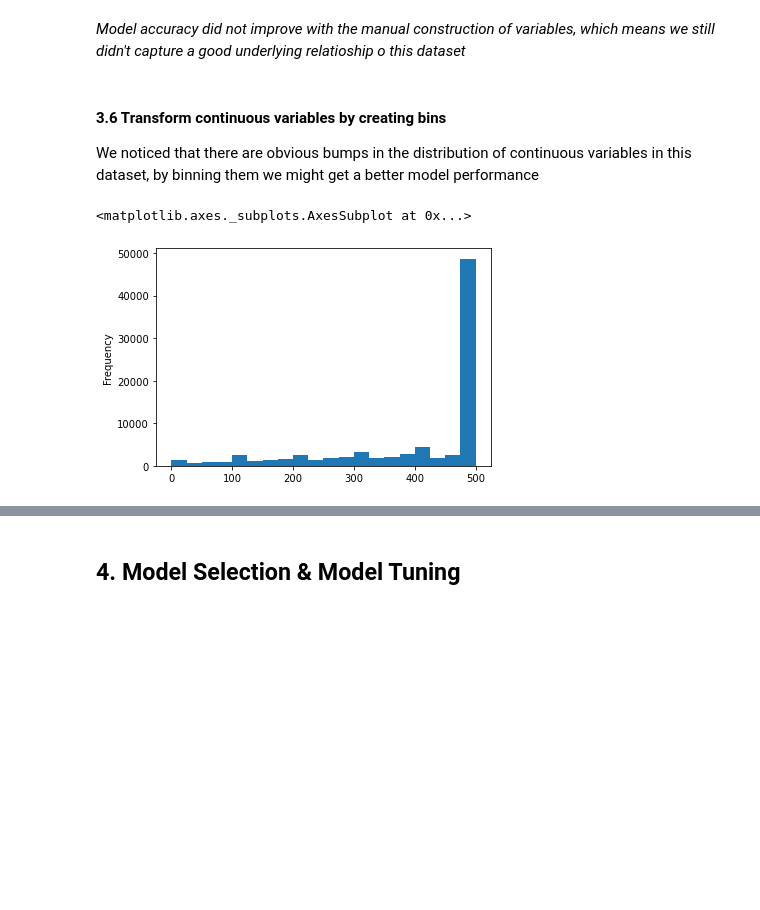
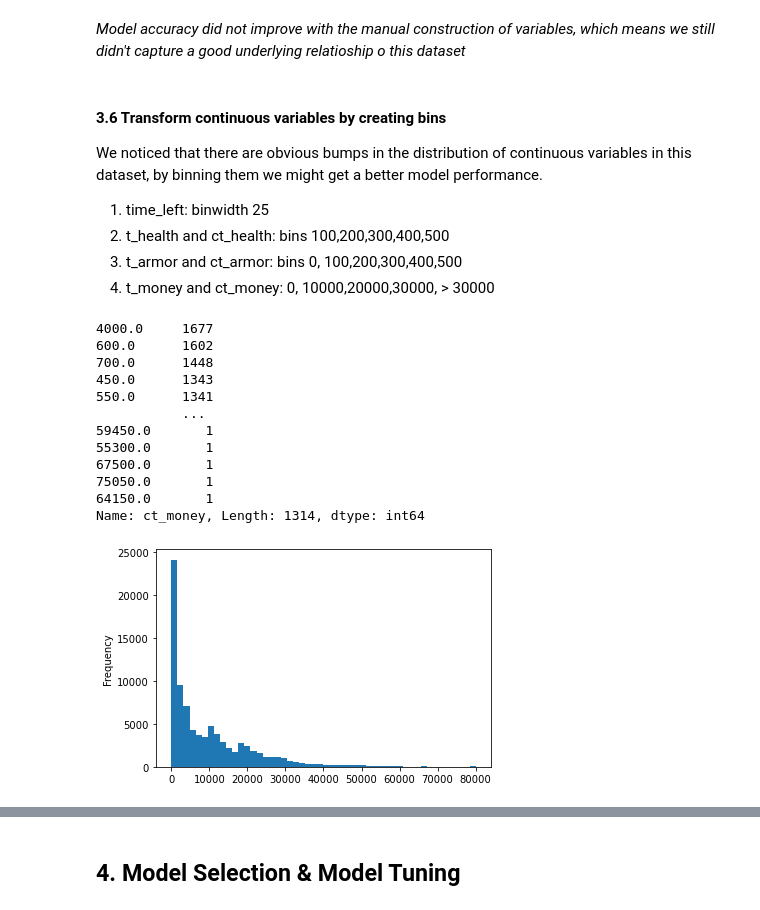
Before and after one commit to Saralytics/CS_GO_winner_prediction, a Jupyter notebook: FightTerrorism.ipynb, the cells around one changed output, grey strips where cells are left out. Cells and saved outputs as stored; diff of their text form; code cells hidden in the pictures; blank space fills up the shorter version.

```diff
--- a/FightTerrorism.ipynb
+++ b/FightTerrorism.ipynb
@@ -611,11 +611,27 @@ rf_predictor(df = data_3, var=var, model_version= 'rf manual construction' )
 # %% [markdown]
 #### 3.6 Transform continuous variables by creating bins
 
-We noticed that there are obvious bumps in the distribution of continuous variables in this dataset, by binning them we might get a better model performance
+We noticed that there are obvious bumps in the distribution of continuous variables in this dataset, by binning them we might get a better model performance.
+1. time_left: binwidth 25
+2. t_health and ct_health: bins 100,200,300,400,500
+3. t_armor and ct_armor: bins 0, 100,200,300,400,500
+4. t_money and ct_money: 0, 10000,20000,30000, > 30000
 # %%
 # Create bins for time_left
 
-df['t_health'].plot.hist(bins=20)
+df['ct_money'].plot.hist(bins=50)
+df['ct_money'].value_counts()
 # %% [output]
-<matplotlib.axes._subplots.AxesSubplot at 0x...>
+4000.0     1677
+600.0      1602
+700.0      1448
+450.0      1343
+550.0      1341
+           ...
+59450.0       1
+55300.0       1
+67500.0       1
+75050.0       1
+64150.0       1
+Name: ct_money, Length: 1314, dtype: int64
-[figure, old version]
+[figure, new version]
```
Also changed, not shown: parts of 6 cells of this notebook.
